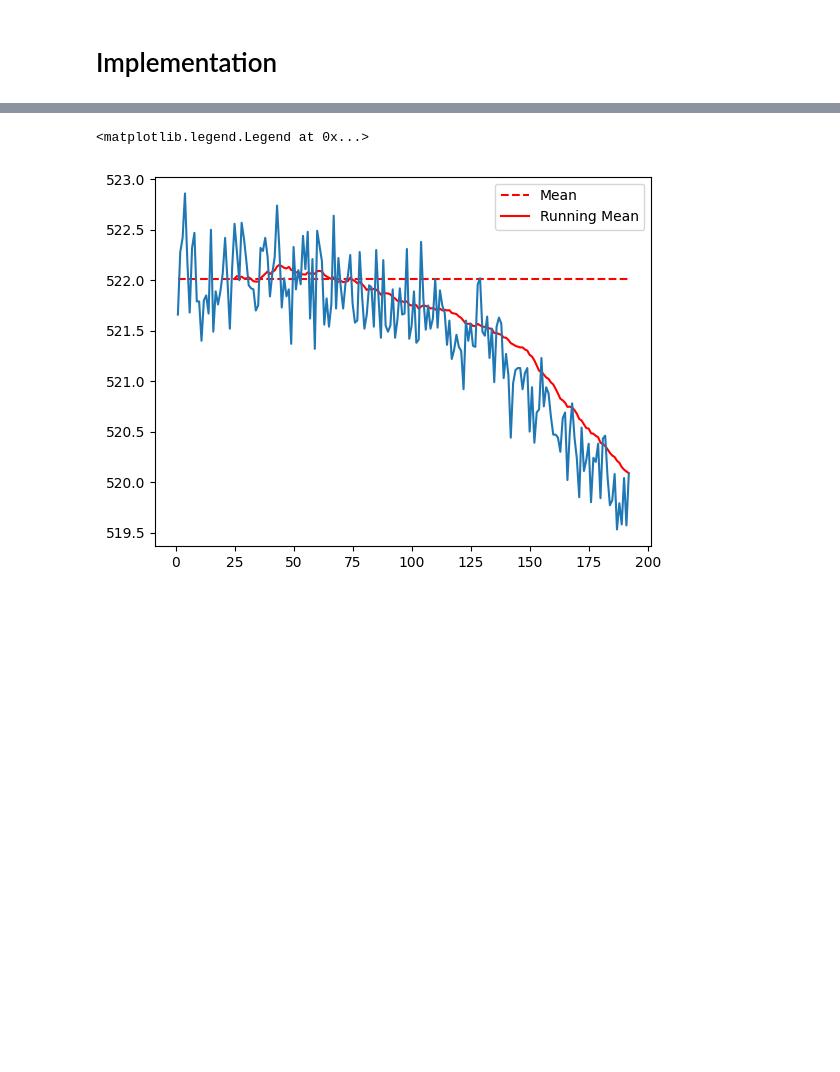
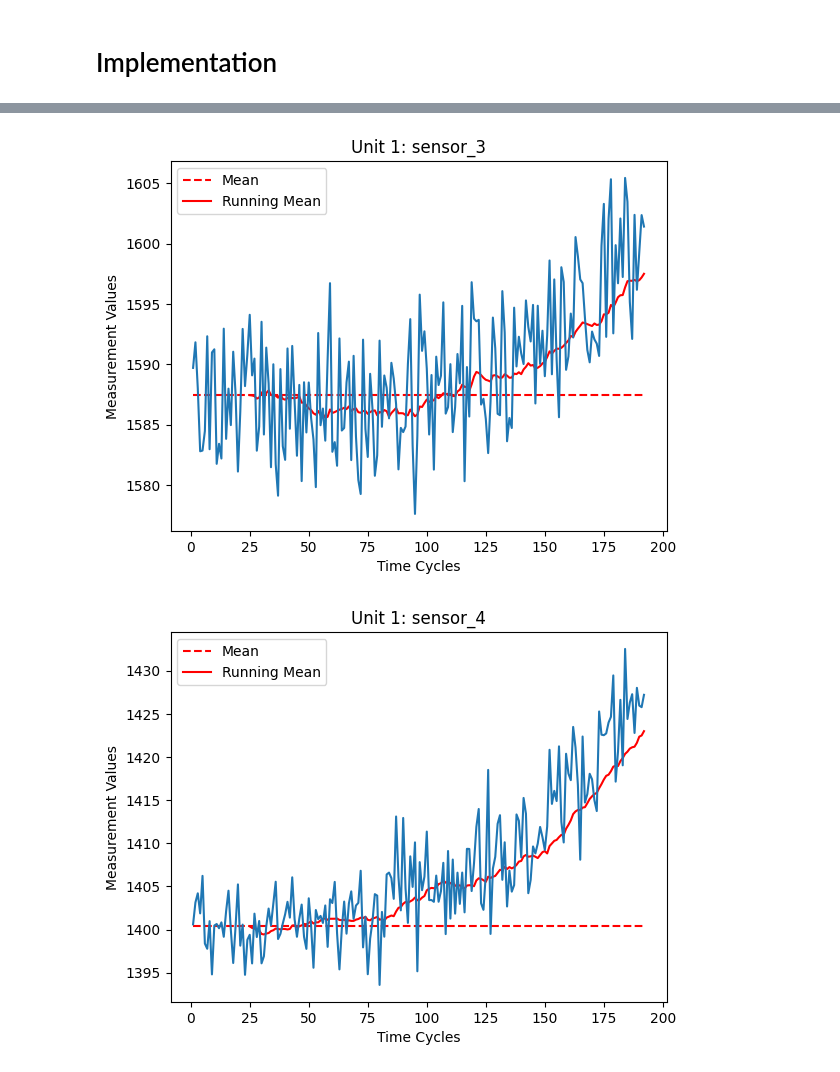
Before and after one commit to johannes2moll/PM_Group5, a Jupyter notebook: Week2.ipynb, the cells around one changed output, grey strips where cells are left out. Cells and saved outputs as stored; diff of their text form; code cells hidden in the pictures; blank space fills up the shorter version.

```diff
--- a/Week2.ipynb
+++ b/Week2.ipynb
@@ -31,7 +31,7 @@ import numpy as np
 # %%
 ## import FD001 & remove empty columns
 
-df_train_FD001 = pd.read_csv("../CMAPSSdata/train_FD001.txt", sep=" ", header = None)
+df_train_FD001 = pd.read_csv("train_FD001.txt", sep=" ", header = None)
 df_train_FD001=df_train_FD001.drop([26,27], axis=1)
 df_train_FD001.name = "train_FD001"
 # define header
@@ -40,6 +40,7 @@ header_txt = ["unit_number","time_cycle", "setting_1", "setting_2", "setting_3",
               "sensor_10", "sensor_11", "sensor_12", "sensor_13", "sensor_14", "sensor_15", "sensor_16", "sensor_17",
               "sensor_18", "sensor_19", "sensor_20", "sensor_21"]
 df_train_FD001.columns = header_txt # add header to datafile
+df_train_FD001['Degradation Classification'] = 0
 
 df_train_FD001.head()
 # %% [output]
@@ -73,13 +149,18 @@ plt.plot(X_1['time_cycle'], X_1['sensor_3'])#, 'Sensor 3', 'Time Cycle', 'Sensor
 # %%
+i=0
 for s in remaining_names:
+    i = i+1
     X_m = X_1[X_1['time_cycle'] <= 25]
     mean = X_m[s].mean()
     running_mean = X_1[s].rolling(window=25).mean()
-
-plt.plot(X_1['time_cycle'], [mean]*len(X_1['time_cycle']), 'r--', label='Mean')
-plt.plot(X_1['time_cycle'], running_mean, 'r-', label='Running Mean')
-plt.plot(X_1['time_cycle'], X_1[s])
-plt.legend()
+    plt.figure(i)
+    plt.plot(X_1['time_cycle'], [mean]*len(X_1['time_cycle']), 'r--', label='Mean')
+    plt.plot(X_1['time_cycle'], running_mean, 'r-', label='Running Mean')
+    plt.plot(X_1['time_cycle'], X_1[s])
+    plt.legend()
+    plt.xlabel('Time Cycles')
+    plt.ylabel('Measurement Values')
+    plt.title('Unit 1: '+ s)
 # %% [output]
-<matplotlib.legend.Legend at 0x...>
-[figure, old version]
+[figure, new version]
+[figure, added]
```
Also changed, not shown: parts of 7 cells of this notebook, 1 other file.
